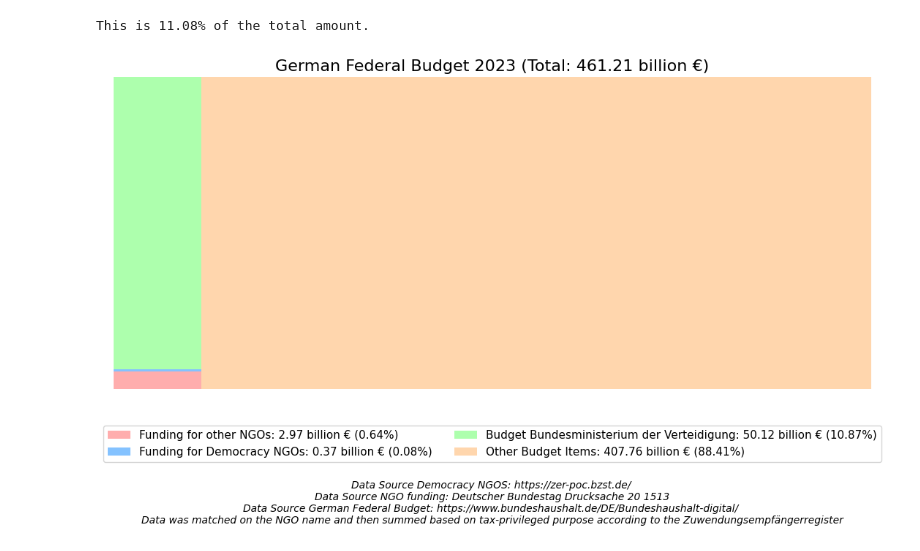
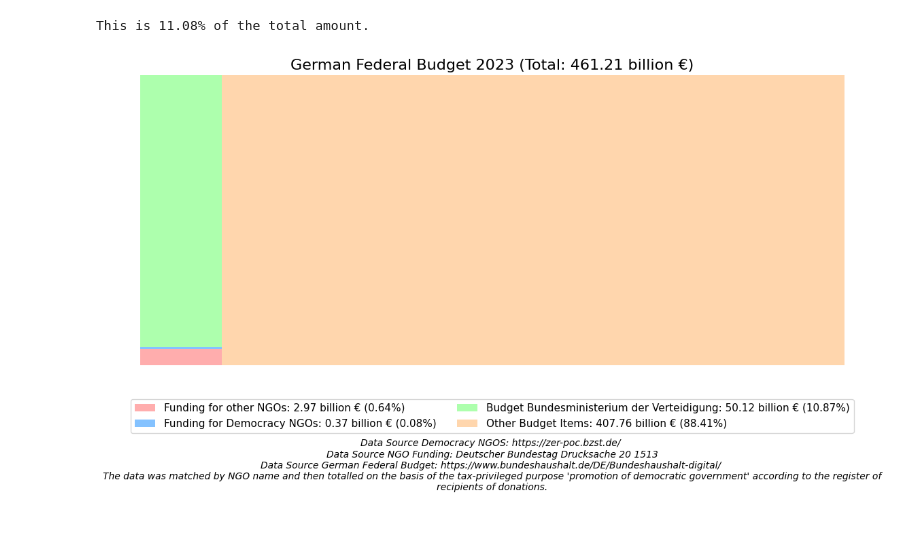
Before and after one commit to CorrelAid/h4sg25_cdl_challenge, a Jupyter notebook: matching_npo_info.ipynb, the cells around one changed output. Saved outputs shown, nothing was run; the diff lists cells and outputs as text; code cells hidden in the pictures.

```diff
--- a/matching_npo_info.ipynb
+++ b/matching_npo_info.ipynb
@@ -134,32 +134,32 @@ colors = ['#ff9999', '#66b3ff', '#99ff99', '#ffcc99']
 
 total = sum(sizes)
 percentages = [f"{(size/total)*100:.2f}%" for size in sizes]
 formatted_values = [f"{size/1e9:.2f} billion €" for size in sizes]
 
 legend_labels = [f"{l}: {v} ({p})" for l, v, p in zip(labels, formatted_values, percentages)]
 
 plt.figure(figsize=(12, 8))
 
 ax = squarify.plot(sizes=sizes, label=None, color=colors, alpha=0.8)
 
 plt.legend(handles=ax.containers[0], labels=legend_labels,
            loc='upper center', bbox_to_anchor=(0.5, -0.1),
            ncol=2, frameon=True, fontsize=11)
 
 ax.axis('off')
 plt.title(f'German Federal Budget 2023 (Total: {total_2023_budget/1e9:.2f} billion €)', fontsize=16)
 
 # Add plot description at the bottom
 
 description = (
                "Data Source Democracy NGOS: https://zer-poc.bzst.de/ \n"
                "Data Source NGO Funding: Deutscher Bundestag Drucksache 20 1513\n"
                "Data Source German Federal Budget: https://www.bundeshaushalt.de/DE/Bundeshaushalt-digital/ \n"
-               "Data was matched on the NGO name and then summed based on tax-privileged purpose according to the Zuwendungsempfängerregister")
+               "The data was matched by NGO name and then totalled on the basis of the tax-privileged purpose 'promotion of democratic government' according to the register of recipients of donations.")
 plt.figtext(0.5, 0.14, description, wrap=True, horizontalalignment='center',
             fontsize=10, style='italic')
 
 plt.tight_layout(rect=[0, 0.2, 1, 0.95])  # Adjusted to make room for description
 plt.show()
 # %% [output]
-[figure, old version]
+[figure, new version]
```
Also changed, not shown: 2 other files.
